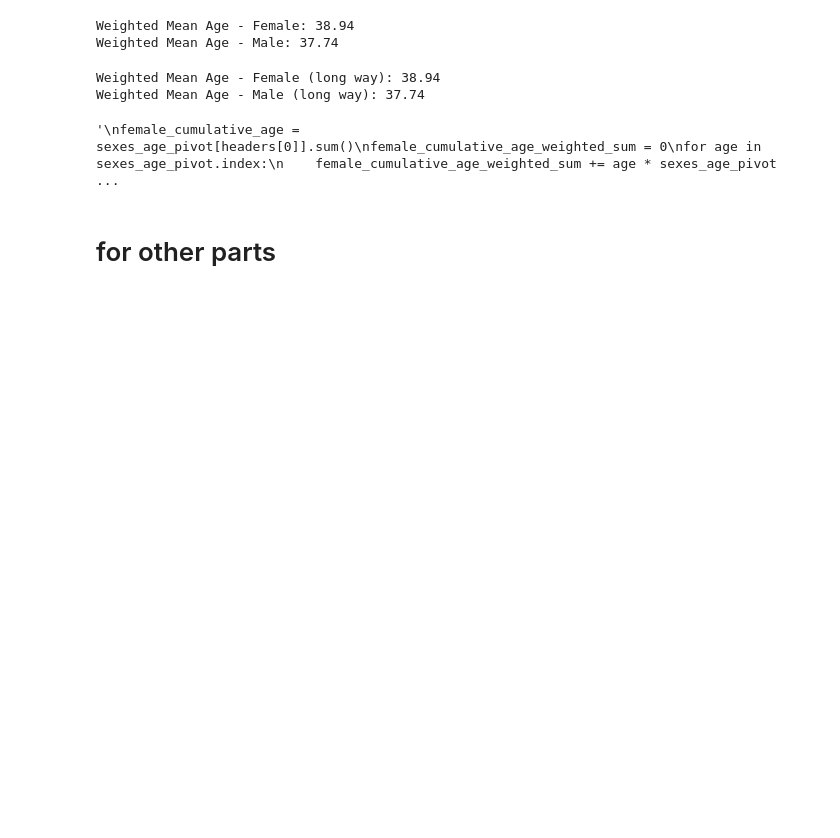
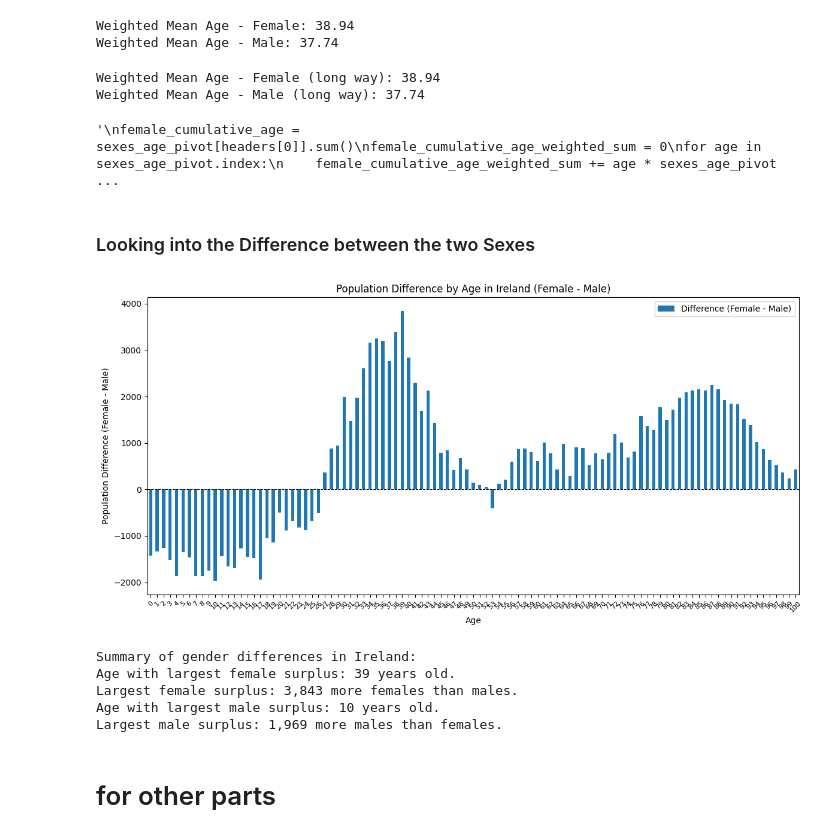
Before and after one commit to skerr17/programming-for-data-analytics, a Jupyter notebook: assignments/assignment05-population.ipynb, the cells around one changed output. Cells and saved outputs as stored; diff of their text form; code cells hidden in the pictures; blank space fills up the shorter version.

```diff
--- a/assignments/assignment05-population.ipynb
+++ b/assignments/assignment05-population.ipynb
@@ -239,6 +265,44 @@ for age in sexes_age_pivot.index:
 Weighted Mean Age - Female (long way): 38.94
 Weighted Mean Age - Male (long way): 37.74
 '\nfemale_cumulative_age = sexes_age_pivot[headers[0]].sum()\nfemale_cumulative_age_weighted_sum = 0\nfor age in sexes_age_pivot.index:\n    female_cumulative_age_weighted_sum += age * sexes_age_pivot ...
+# %% [markdown]
+### Looking into the Difference between the two Sexes
+# %%
+# creating a 'Difference (Female - Male)' column to see the difference between females and males
+
+sexes_age_pivot['Difference (Female - Male)'] = female_population - male_population
+
+# sexes_age_pivot.head()
+sexes_age_pivot.to_csv("population_by_age_and_sex.csv")
+# %%
+# Visualizing the Difference (Female - Male) on a bar plot
+
+plt.figure(figsize=(12, 6))
+sexes_age_pivot['Difference (Female - Male)'].plot(kind='bar')
+plt.title('Population Difference by Age in Ireland (Female - Male)')
+plt.xlabel('Age')
+plt.ylabel('Population Difference (Female - Male)')
+plt.axhline(0, color='black', linewidth=0.8, linestyle='--')
+plt.legend()
+plt.xticks(rotation=45, fontsize=8, )
+plt.tight_layout()
+plt.show()
+# %% [output]
+[figure, added]
+# %%
+# Summary of differences
+print("\nSummary of gender differences in Ireland:")
+print(f"Age with largest female surplus: {sexes_age_pivot['Difference (Female - Male)'].idxmax()} years old.")
+print(f"Largest female surplus: {sexes_age_pivot['Difference (Female - Male)'].max():,} more females than males.")
+print(f"Age with largest male surplus: {sexes_age_pivot['Difference (Female - Male)'].idxmin()} years old.")
+max_male_surplus = abs(sexes_age_pivot['Difference (Female - Male)'].min()) # added as I wanted absolute value
+print(f"Largest male surplus: {max_male_surplus:,} more males than females.")
+# %% [output]
+Summary of gender differences in Ireland:
+Age with largest female surplus: 39 years old.
+Largest female surplus: 3,843 more females than males.
+Age with largest male surplus: 10 years old.
+Largest male surplus: 1,969 more males than females.
 # %% [markdown]
 # for other parts
 # %%
```
Also changed, not shown: parts of 5 cells of this notebook, 1 other file.
